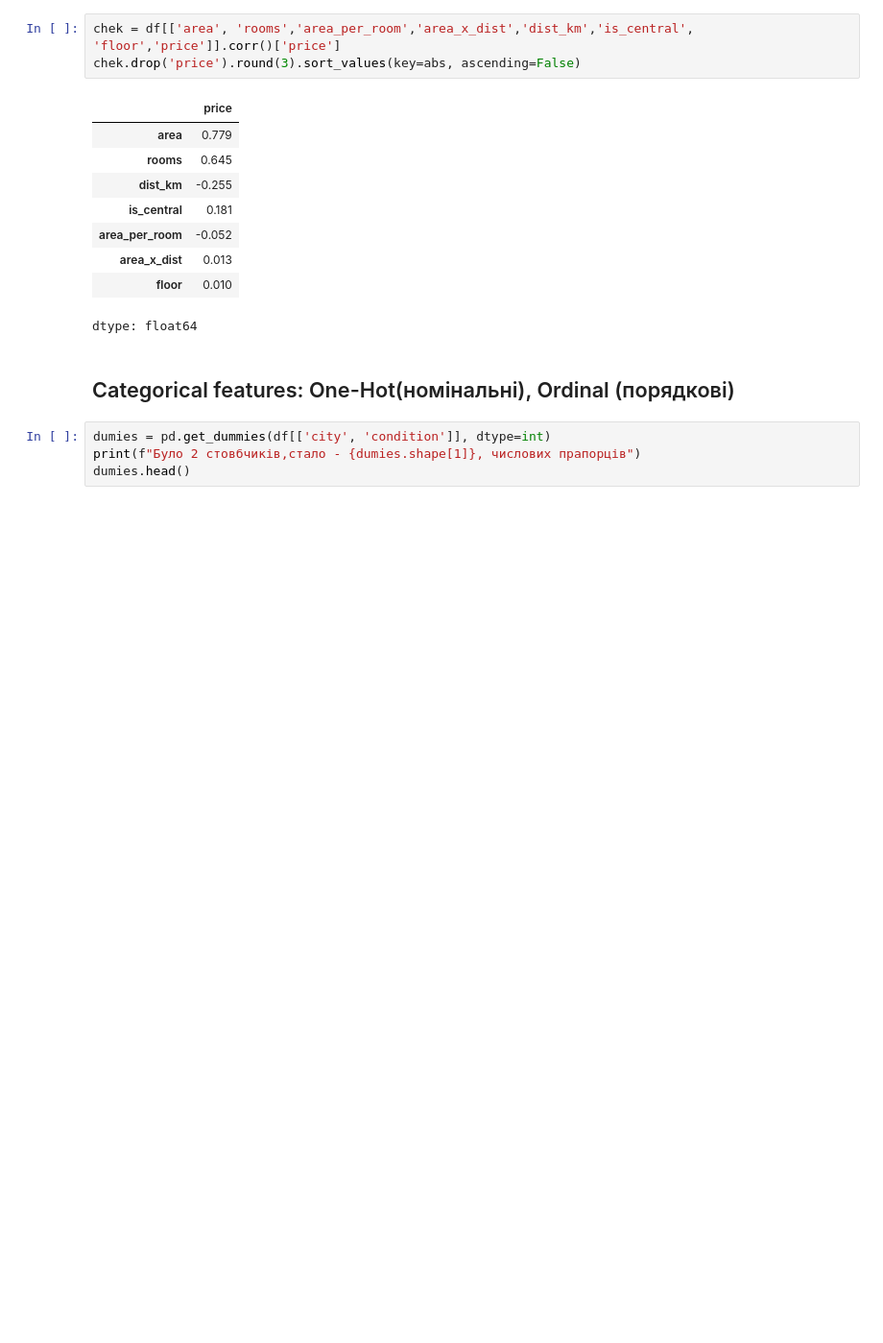
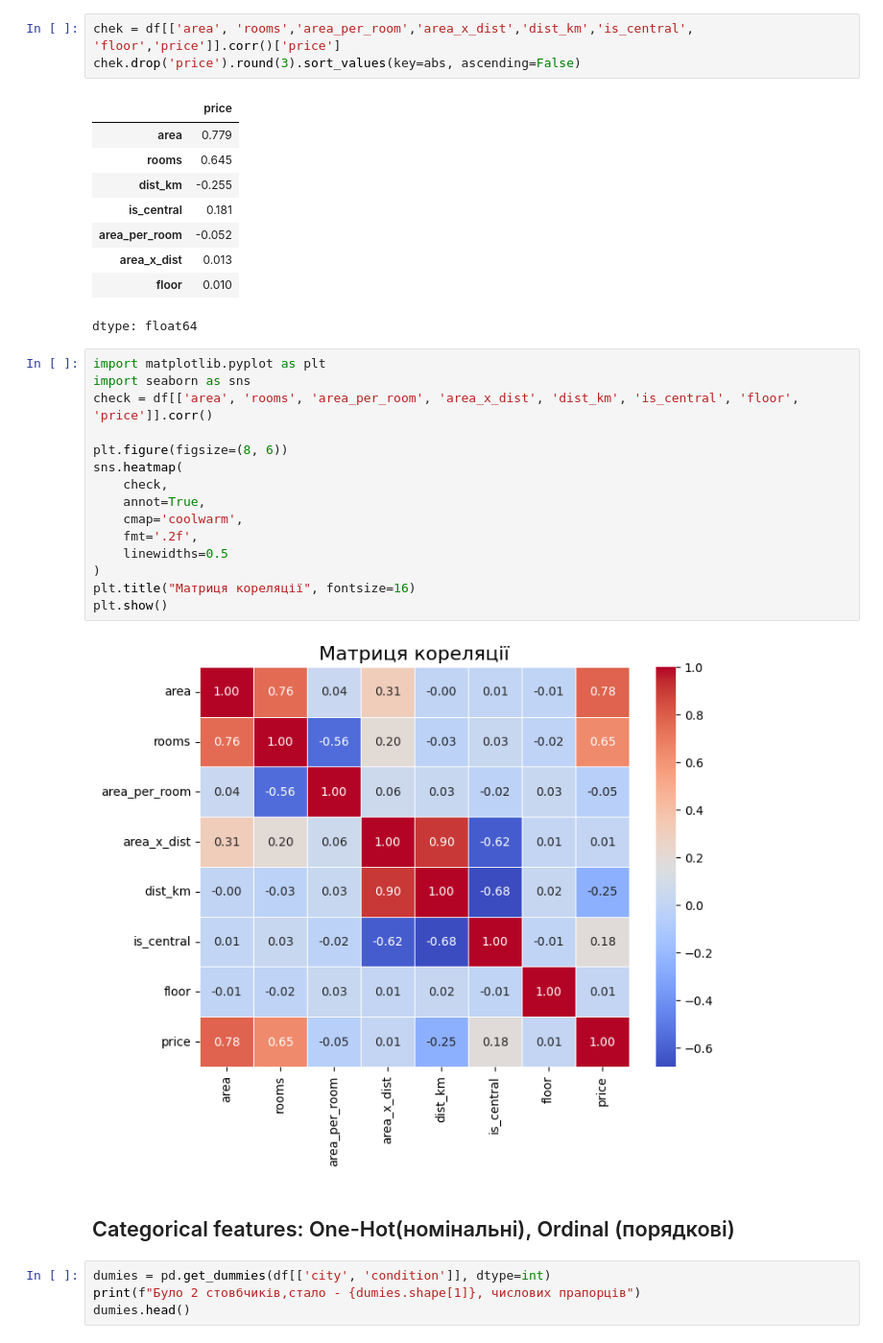
Before and after one commit to rudmaxx/DTA_Python, a Jupyter notebook: ML/ML_feature_engineering_categorical_features.ipynb, the cells around one changed output. Shown at 96% size. Drawn from its saved outputs; the diff is of its cells as text; blank space fills up the shorter version.

```diff
--- a/ML/ML_feature_engineering_categorical_features.ipynb
+++ b/ML/ML_feature_engineering_categorical_features.ipynb
@@ -153,6 +153,23 @@ chek.drop('price').round(3).sort_values(key=abs, ascending=False)
 | area_x_dist | 0.013 |
 | floor | 0.010 |
 dtype: float64
+# %%
+import matplotlib.pyplot as plt
+import seaborn as sns
+check = df[['area', 'rooms', 'area_per_room', 'area_x_dist', 'dist_km', 'is_central', 'floor', 'price']].corr()
+
+plt.figure(figsize=(8, 6))
+sns.heatmap(
+    check,
+    annot=True,
+    cmap='coolwarm',
+    fmt='.2f',
+    linewidths=0.5
+)
+plt.title("Матриця кореляції", fontsize=16)
+plt.show()
+# %% [output]
+[figure, added]
 # %% [markdown]
 ## Categorical features: One-Hot(номінальні), Ordinal (порядкові)
 # %%
```
Also changed, not shown: parts of 5 cells of this notebook.
